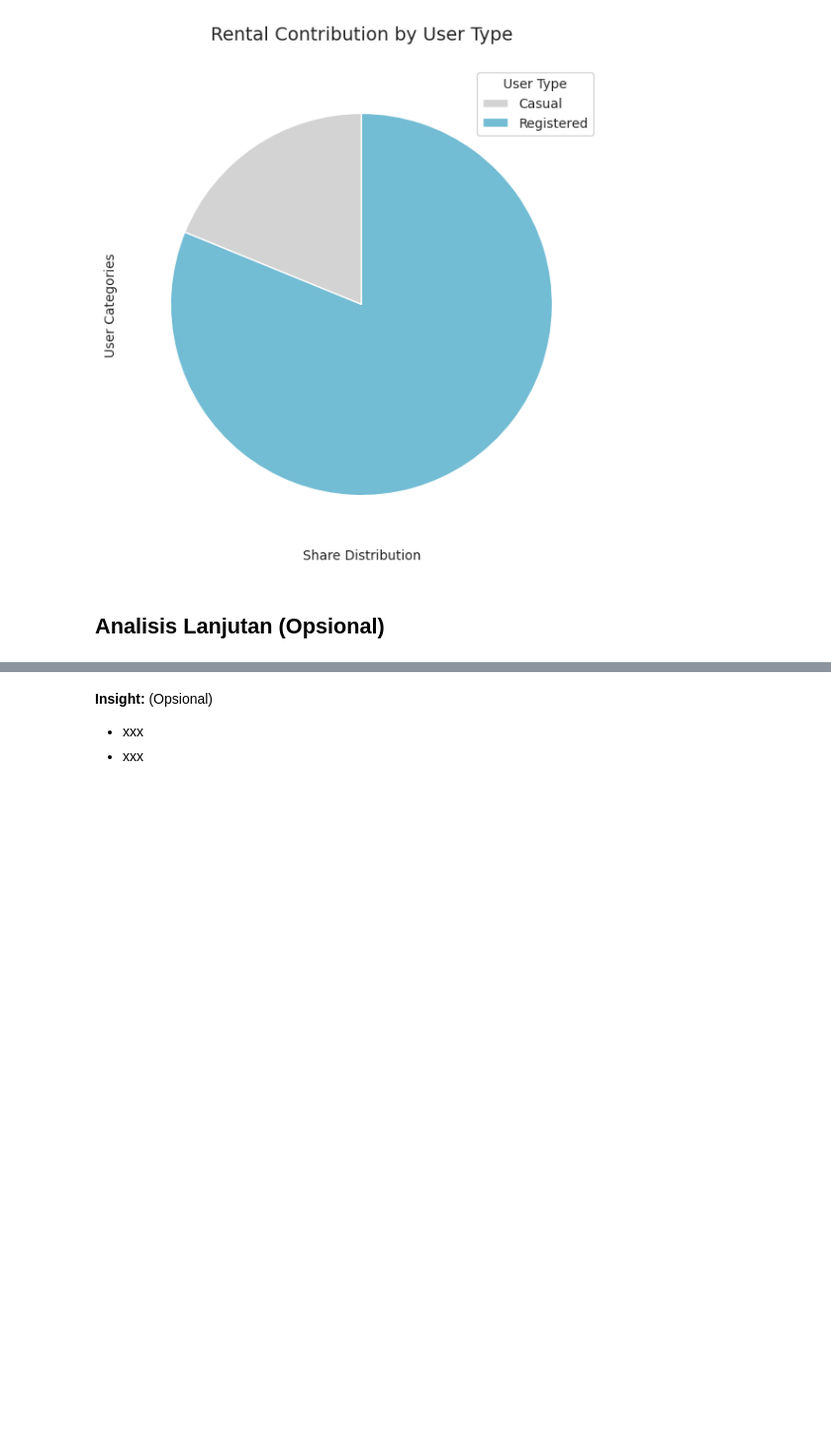
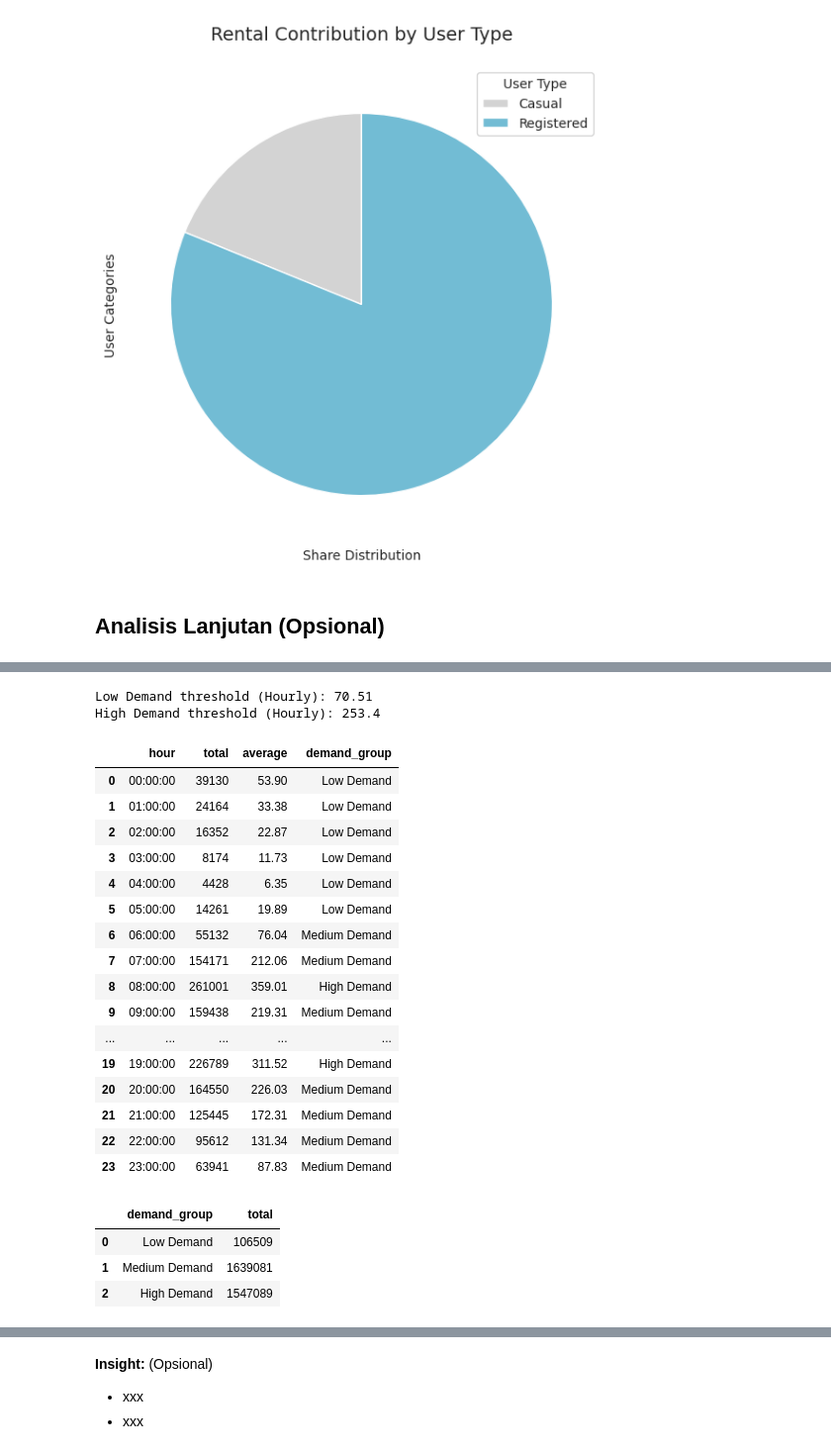
Before and after one commit to muchammadwr/bike-sharing-demand-analysis, a Jupyter notebook: submission/Proyek_Analisis_Data.ipynb, the cells around one changed output, grey strips where cells are left out. Shown at 99% size. Saved outputs shown, nothing was run; the diff lists cells and outputs as text; code cells hidden in the pictures; blank space fills up the shorter version.

```diff
--- a/submission/Proyek_Analisis_Data.ipynb
+++ b/submission/Proyek_Analisis_Data.ipynb
@@ -1464,0 +1603,4 @@ plt.show()
+# %%
+# Copy hourly dataset
+hourly_grouping_df = hourly_df.copy()
+hourly_grouping_df.head()
@@ -1464,0 +1614,4 @@ plt.show()
+# %%
+hourly_demand_group_df = hourly_grouping_df.groupby("hour")["count"].agg(["sum", "mean"]).reset_index().round(2)
+hourly_demand_group_df.columns = ["hour", "total", "average"]
+hourly_demand_group_df
@@ -1464,0 +1636,49 @@ plt.show()
+# %%
+# Define thresholds based on hourly quartiles mean
+q1_hourly_avg = hourly_demand_group_df["average"].quantile(0.25).round(2)
+q3_hourly_avg = hourly_demand_group_df["average"].quantile(0.75).round(2)
+
+print(f"Low Demand threshold (Hourly): {q1_hourly_avg}")
+print(f"High Demand threshold (Hourly): {q3_hourly_avg}")
+# %% [output]
+Low Demand threshold (Hourly): 70.51
+High Demand threshold (Hourly): 253.4
+# %%
+# Create hourly classification function
+def classify_hourly_demand_group(average):
+    if average <= q1_hourly_avg:
+        return "Low Demand"
+    elif average <= q3_hourly_avg:
+        return "Medium Demand"
+    else:
+        return "High Demand"
+# %%
+# Apply classification
+hourly_demand_group_df["demand_group"] = hourly_demand_group_df["average"].apply(classify_hourly_demand_group)
+hourly_demand_group_df[["hour", "total","average",  "demand_group"]]
+# %% [output]
+|  | hour | total | average | demand_group |
+| 0 | 00:00:00 | 39130 | 53.90 | Low Demand |
+| 1 | 01:00:00 | 24164 | 33.38 | Low Demand |
+| 2 | 02:00:00 | 16352 | 22.87 | Low Demand |
+| 3 | 03:00:00 | 8174 | 11.73 | Low Demand |
+| 4 | 04:00:00 | 4428 | 6.35 | Low Demand |
+| 5 | 05:00:00 | 14261 | 19.89 | Low Demand |
+| 6 | 06:00:00 | 55132 | 76.04 | Medium Demand |
+| 7 | 07:00:00 | 154171 | 212.06 | Medium Demand |
+| 8 | 08:00:00 | 261001 | 359.01 | High Demand |
+| 9 | 09:00:00 | 159438 | 219.31 | Medium Demand |
+| ... | ... | ... | ... | ... |
+| 19 | 19:00:00 | 226789 | 311.52 | High Demand |
+| 20 | 20:00:00 | 164550 | 226.03 | Medium Demand |
+| 21 | 21:00:00 | 125445 | 172.31 | Medium Demand |
+| 22 | 22:00:00 | 95612 | 131.34 | Medium Demand |
+| 23 | 23:00:00 | 63941 | 87.83 | Medium Demand |
+# %%
+hourly_demand_group_distribution = hourly_demand_group_df.groupby("demand_group")["total"].sum().round(2).reindex(["Low Demand", "Medium Demand", "High Demand"]).reset_index()
+hourly_demand_group_distribution
+# %% [output]
+|  | demand_group | total |
+| 0 | Low Demand | 106509 |
+| 1 | Medium Demand | 1639081 |
+| 2 | High Demand | 1547089 |
```
Also changed, not shown: parts of 28 cells of this notebook.
